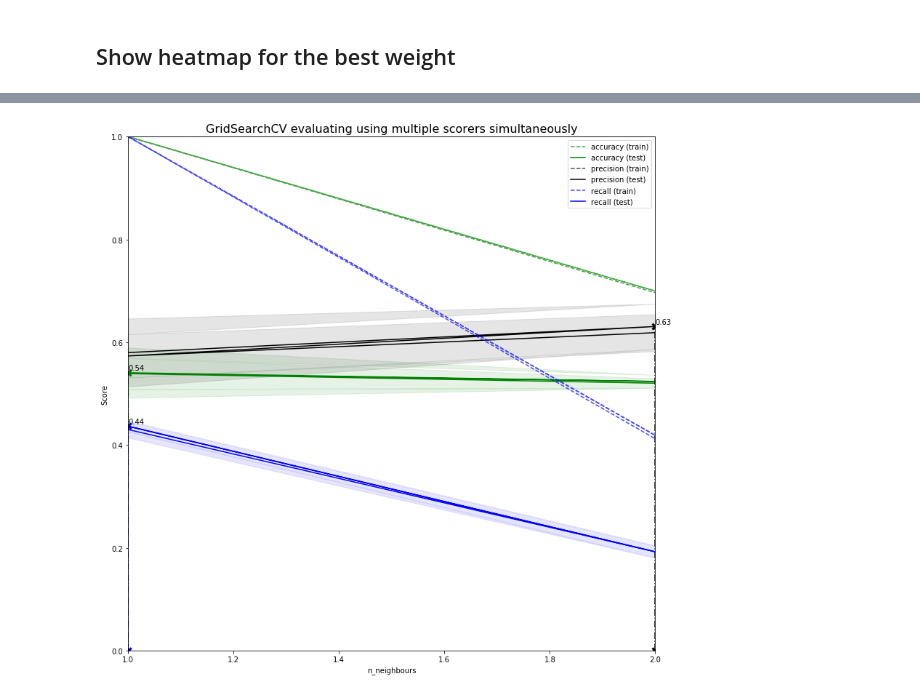
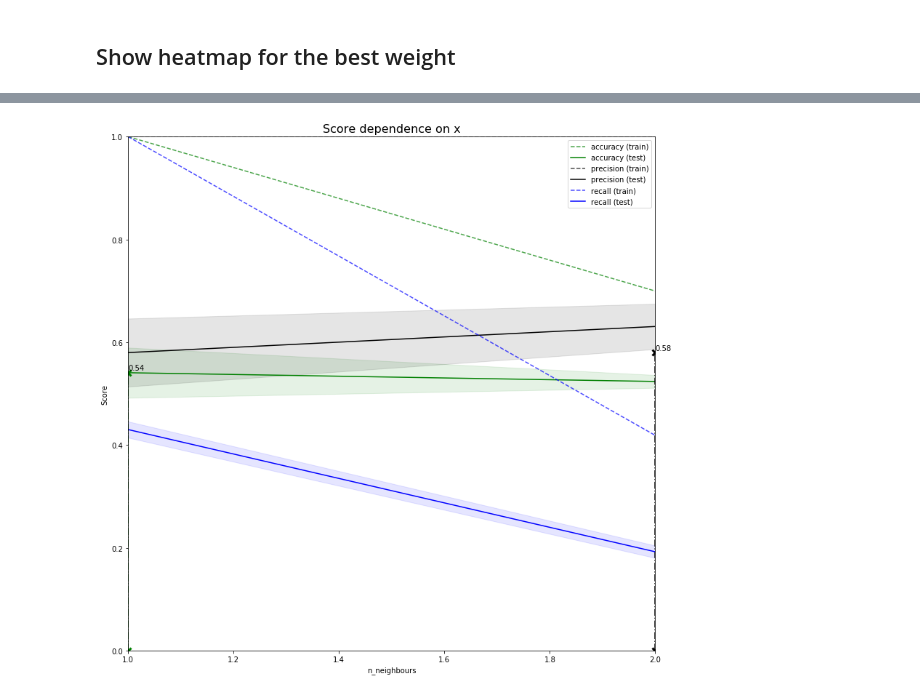
Before and after one commit to yordwynn/ElementaryPose, a Jupyter notebook: notebooks/kNN.ipynb, the cells around one changed output, grey strips where cells are left out. Cells and saved outputs as stored; diff of their text form; code cells hidden in the pictures.

```diff
--- a/notebooks/kNN.ipynb
+++ b/notebooks/kNN.ipynb
@@ -107,21 +103,23 @@ KNeighborsClassifier(algorithm='kd_tree', leaf_size=30, metric='euclidean',
 # %%
 from heat_map import heatmap, annotate_heatmap
 
+metric = ["euclidean", "manhattan"]
+metric_count = len(metric)
+n_neighbors = range(1, 3)
+n_neghbors_count = len(n_neighbors)
 weights = ["uniform", "distance"]
-metric = ["euclidean", "manhattan"]
-n_neighbors = range(1, 3)
+weights_count = len(weights)
 
 mean_test_recall = results['mean_test_recall']
-mean_test_recall = mean_test_recall.reshape((2, 2, 2))
-mean_test_recall = mean_test_recall.transpose(2, 0, 1)
+mean_test_recall = mean_test_recall.reshape((metric_count, n_neghbors_count, weights_count))
+mean_test_recall = mean_test_recall.transpose(2, 1, 0)
 mean_test_recall = mean_test_recall[0]
 
 
 plt.rcParams["figure.figsize"]=[7, 7]
 fig, ax = plt.subplots()
 
-im, cbar = heatmap(mean_test_recall, metric, n_neighbors, ax=ax,
-                   cmap="Greys", vmin=0, vmax=1, cbarlabel="recall")
+im, cbar = heatmap(mean_test_recall, n_neighbors, metric, ax=ax, cmap="Greys", vmin=0, vmax=1, cbarlabel="recall")
 texts = annotate_heatmap(im, valfmt="{x:.4f} t", textcolors=["black", "white"], threshold=0.5)
 
 fig.tight_layout()
@@ -133,42 +131,55 @@ plt.show()
+# %%
+def get_subarray(data, metric_count, n_neghbors_count, weights_count, weight):
+    res = data.reshape((metric_count, n_neghbors_count, weights_count))
+    res = res.transpose(2, 0, 1)
+    return res[weight][0]
 # %%
 plt.figure(figsize=(13, 13))
-plt.title("GridSearchCV evaluating using multiple scorers simultaneously",
+plt.title("Score dependence on x",
           fontsize=16)
 
 plt.xlabel("n_neighbours")
 plt.ylabel("Score")
 
 ax = plt.gca()
 ax.set_xlim(1, 2)
 ax.set_ylim(0, 1)
 
 # Get the regular numpy array from the MaskedArray
 X_axis = np.array(results['param_n_neighbors'].data, dtype=int)
+X_axis = get_subarray(X_axis, metric_count, n_neghbors_count, weights_count, 0)
+
 
 for scorer, color in zip(sorted(scoring), ['g', 'k', 'b']):
     for sample, style in (('train', '--'), ('test', '-')):
         sample_score_mean = results['mean_%s_%s' % (sample, scorer)]
+        sample_score_mean = get_subarray(sample_score_mean, metric_count, n_neghbors_count, weights_count, 0)
         sample_score_std = results['std_%s_%s' % (sample, scorer)]
+        sample_score_std = get_subarray(sample_score_std, metric_count, n_neghbors_count, weights_count, 0)
         ax.fill_between(X_axis, sample_score_mean - sample_score_std,
                         sample_score_mean + sample_score_std,
                         alpha=0.1 if sample == 'test' else 0, color=color)
         ax.plot(X_axis, sample_score_mean, style, color=color,
                 alpha=1 if sample == 'test' else 0.7,
                 label="%s (%s)" % (scorer, sample))
 
-    best_index = np.nonzero(results['rank_test_%s' % scorer] == 1)[0][0]
-    best_score = results['mean_test_%s' % scorer][best_index]
+    rank_test = results['rank_test_%s' % scorer]
+    rank_test = get_subarray(rank_test, metric_count, n_neghbors_count, weights_count, 0)
+    rank_test = np.nonzero(rank_test == 1)
+    if len(rank_test[0]) > 0:
+        best_index = rank_test[0][0]
+        best_score = results['mean_test_%s' % scorer][best_index]
 
-    # Plot a dotted vertical line at the best score for that scorer marked by x
-    ax.plot([X_axis[best_index], ] * 2, [0, best_score],
+        # Plot a dotted vertical line at the best score for that scorer marked by x
+        ax.plot([X_axis[best_index], ] * 2, [0, best_score],
             linestyle='-.', color=color, marker='x', markeredgewidth=3, ms=8)
 
-    # Annotate the best score for that scorer
-    ax.annotate("%0.2f" % best_score,
+        # Annotate the best score for that scorer
+        ax.annotate("%0.2f" % best_score,
                 (X_axis[best_index], best_score + 0.005))
 
 plt.legend(loc="best")
 plt.grid(False)
 plt.show()
 # %% [output]
-[figure, old version]
+[figure, new version]
```
Also changed, not shown: parts of 3 cells of this notebook.
